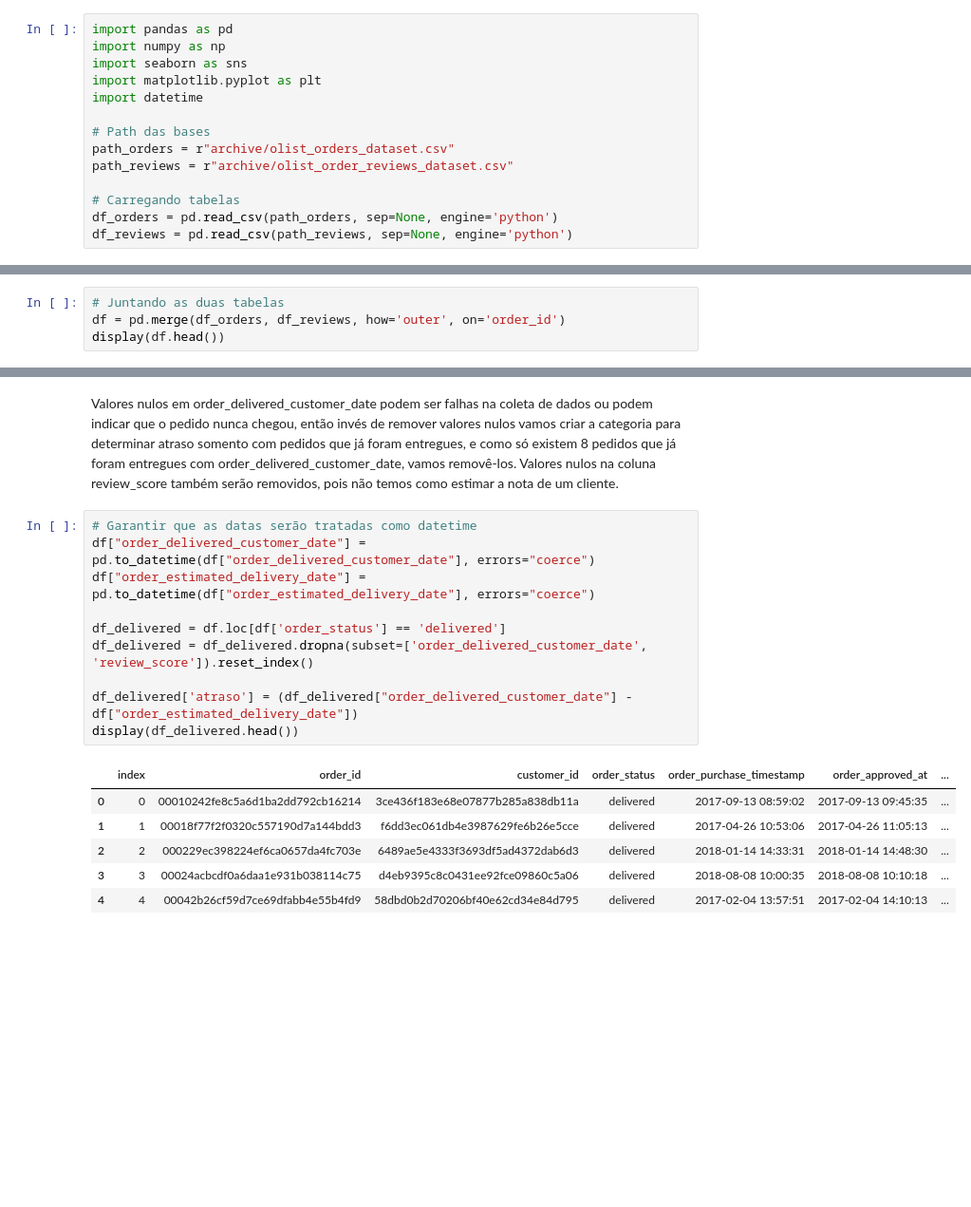
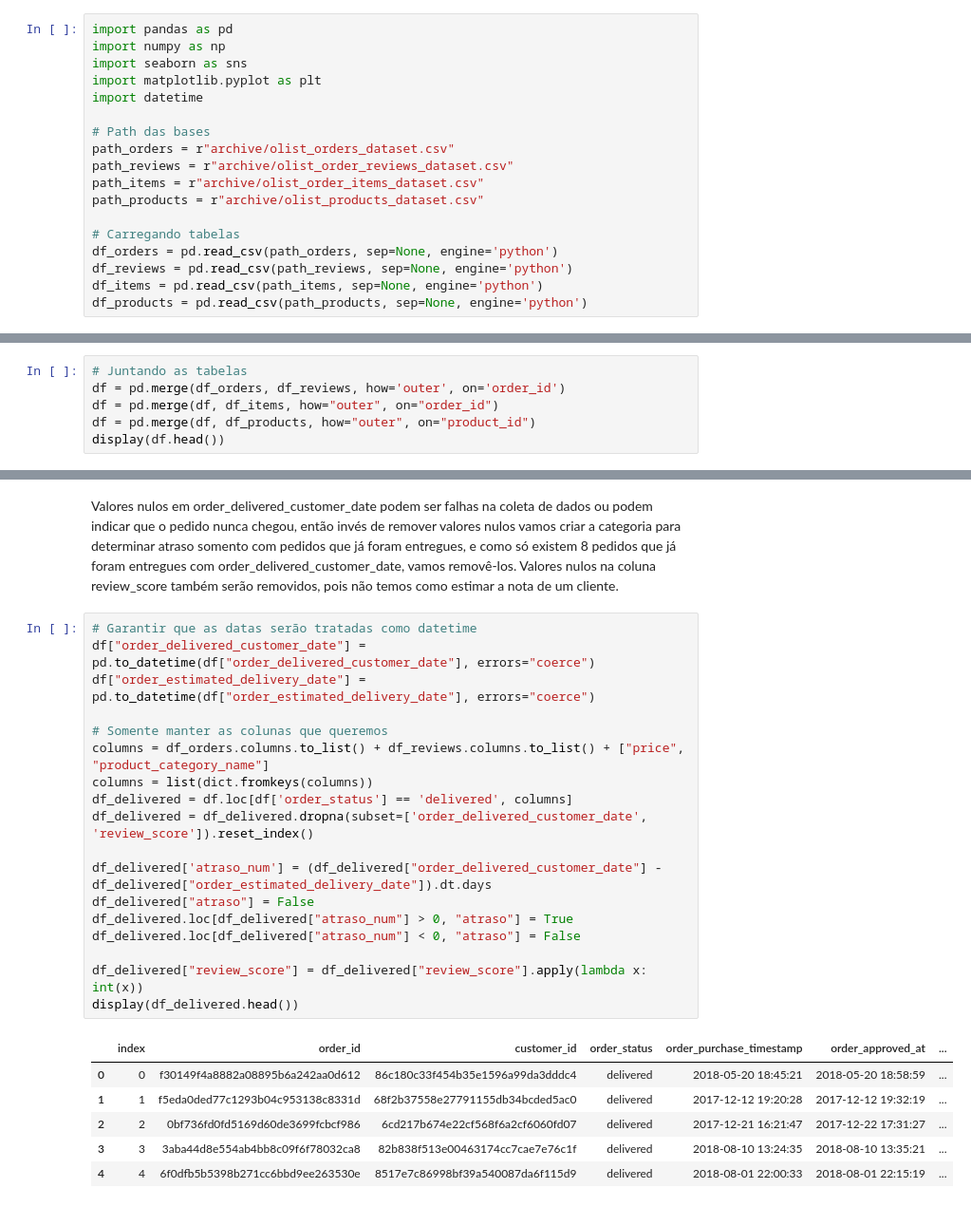
Before and after one commit to teto1034/Insper-Data-CB-Sprint-1, a Jupyter notebook: E-commerce atraso na entrega e avaliação do cliente.ipynb, the cells around one changed output, grey strips where cells are left out. Shown at 95% size. Saved outputs shown, nothing was run; the diff lists cells and outputs as text; blank space fills up the shorter version.

```diff
--- a/E-commerce atraso na entrega e avaliação do cliente.ipynb
+++ b/E-commerce atraso na entrega e avaliação do cliente.ipynb
@@ -25,15 +25,21 @@ import datetime
 # Path das bases
 path_orders = r"archive/olist_orders_dataset.csv"
 path_reviews = r"archive/olist_order_reviews_dataset.csv"
+path_items = r"archive/olist_order_items_dataset.csv"
+path_products = r"archive/olist_products_dataset.csv"
 
 # Carregando tabelas
 df_orders = pd.read_csv(path_orders, sep=None, engine='python')
 df_reviews = pd.read_csv(path_reviews, sep=None, engine='python')
+df_items = pd.read_csv(path_items, sep=None, engine='python')
+df_products = pd.read_csv(path_products, sep=None, engine='python')
 # %% [markdown]
 ### <b>2. Tratamento dos dados</b>
 # %%
-# Juntando as duas tabelas
+# Juntando as tabelas
 df = pd.merge(df_orders, df_reviews, how='outer', on='order_id')
+df = pd.merge(df, df_items, how="outer", on="order_id")
+df = pd.merge(df, df_products, how="outer", on="product_id")
 display(df.head())
 # %% [output]
 |  | order_id | customer_id | order_status | order_purchase_timestamp | order_approved_at | order_delivered_carrier_date | ... |
@@ -99,17 +108,25 @@ Valores nulos em order_delivered_customer_date podem ser falhas na coleta de dad
 # %%
 # Garantir que as datas serão tratadas como datetime
 df["order_delivered_customer_date"] = pd.to_datetime(df["order_delivered_customer_date"], errors="coerce")
 df["order_estimated_delivery_date"] = pd.to_datetime(df["order_estimated_delivery_date"], errors="coerce")
 
-df_delivered = df.loc[df['order_status'] == 'delivered']
+# Somente manter as colunas que queremos
+columns = df_orders.columns.to_list() + df_reviews.columns.to_list() + ["price", "product_category_name"]
+columns = list(dict.fromkeys(columns))
+df_delivered = df.loc[df['order_status'] == 'delivered', columns]
 df_delivered = df_delivered.dropna(subset=['order_delivered_customer_date', 'review_score']).reset_index()
 
-df_delivered['atraso'] = (df_delivered["order_delivered_customer_date"] - df["order_estimated_delivery_date"])
+df_delivered['atraso_num'] = (df_delivered["order_delivered_customer_date"] - df_delivered["order_estimated_delivery_date"]).dt.days
+df_delivered["atraso"] = False
+df_delivered.loc[df_delivered["atraso_num"] > 0, "atraso"] = True
+df_delivered.loc[df_delivered["atraso_num"] < 0, "atraso"] = False
+
+df_delivered["review_score"] = df_delivered["review_score"].apply(lambda x: int(x))
 display(df_delivered.head())
 # %% [output]
 |  | index | order_id | customer_id | order_status | order_purchase_timestamp | order_approved_at | ... |
-| 0 | 0 | 00010242fe8c5a6d1ba2dd792cb16214 | 3ce436f183e68e07877b285a838db11a | delivered | 2017-09-13 08:59:02 | 2017-09-13 09:45:35 | ... |
-| 1 | 1 | 00018f77f2f0320c557190d7a144bdd3 | f6dd3ec061db4e3987629fe6b26e5cce | delivered | 2017-04-26 10:53:06 | 2017-04-26 11:05:13 | ... |
-| 2 | 2 | 000229ec398224ef6ca0657da4fc703e | 6489ae5e4333f3693df5ad4372dab6d3 | delivered | 2018-01-14 14:33:31 | 2018-01-14 14:48:30 | ... |
-| 3 | 3 | 00024acbcdf0a6daa1e931b038114c75 | d4eb9395c8c0431ee92fce09860c5a06 | delivered | 2018-08-08 10:00:35 | 2018-08-08 10:10:18 | ... |
-| 4 | 4 | 00042b26cf59d7ce69dfabb4e55b4fd9 | 58dbd0b2d70206bf40e62cd34e84d795 | delivered | 2017-02-04 13:57:51 | 2017-02-04 14:10:13 | ... |
+| 0 | 0 | f30149f4a8882a08895b6a242aa0d612 | 86c180c33f454b35e1596a99da3dddc4 | delivered | 2018-05-20 18:45:21 | 2018-05-20 18:58:59 | ... |
+| 1 | 1 | f5eda0ded77c1293b04c953138c8331d | 68f2b37558e27791155db34bcded5ac0 | delivered | 2017-12-12 19:20:28 | 2017-12-12 19:32:19 | ... |
+| 2 | 2 | 0bf736fd0fd5169d60de3699fcbcf986 | 6cd217b674e22cf568f6a2cf6060fd07 | delivered | 2017-12-21 16:21:47 | 2017-12-22 17:31:27 | ... |
+| 3 | 3 | 3aba44d8e554ab4bb8c09f6f78032ca8 | 82b838f513e00463174cc7cae7e76c1f | delivered | 2018-08-10 13:24:35 | 2018-08-10 13:35:21 | ... |
+| 4 | 4 | 6f0dfb5b5398b271cc6bbd9ee263530e | 8517e7c86998bf39a540087da6f115d9 | delivered | 2018-08-01 22:00:33 | 2018-08-01 22:15:19 | ... |
```
Also changed, not shown: parts of 24 cells of this notebook.
